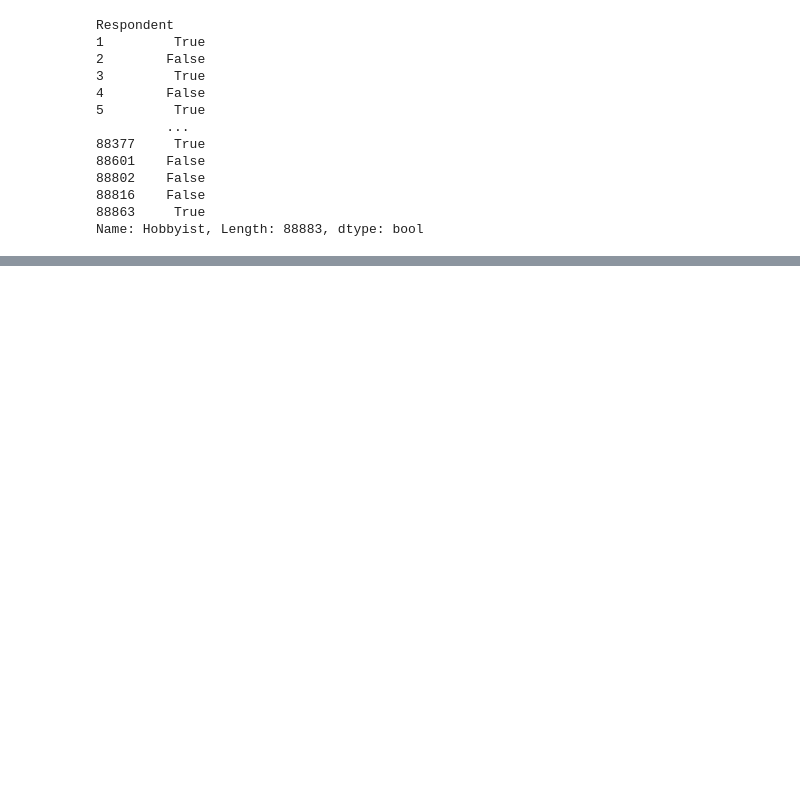
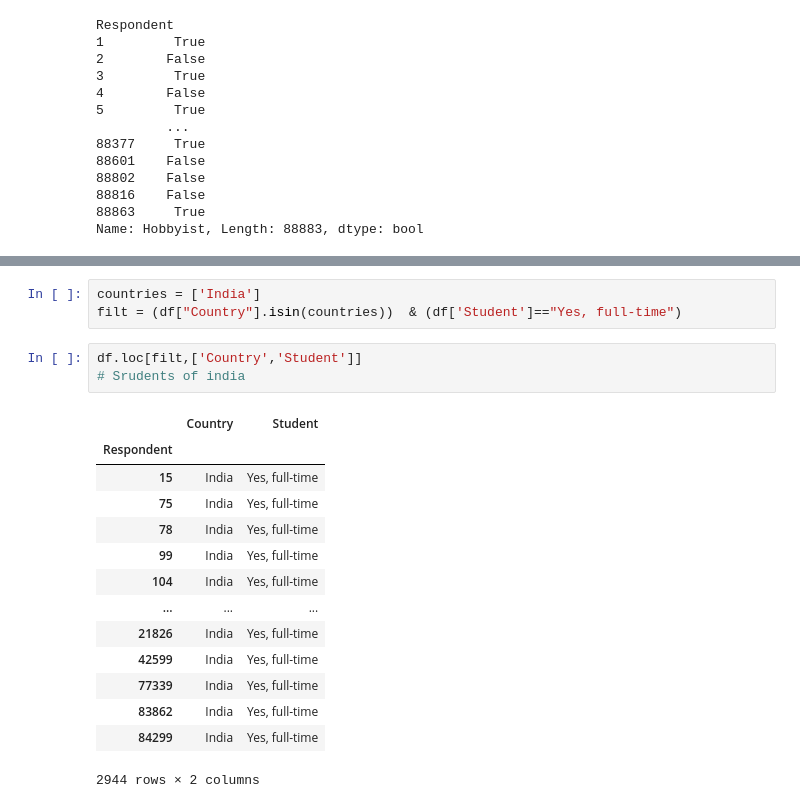
Before and after one commit to keshav4118/Pandas_learning_path, a Jupyter notebook: updating_rows_and_columns_stackdata.ipynb, the cells around one changed output, grey strips where cells are left out. Drawn from its saved outputs; the diff is of its cells as text; blank space fills up the shorter version.

```diff
--- a/updating_rows_and_columns_stackdata.ipynb
+++ b/updating_rows_and_columns_stackdata.ipynb
@@ -90,0 +112,21 @@ TypeError: map() got an unexpected keyword argument 'inplace'
+# %%
+countries = ['India']
+filt = (df["Country"].isin(countries))  & (df['Student']=="Yes, full-time")
+# %%
+df.loc[filt,['Country','Student']]
+# Srudents of india
+# %% [output]
+|  | Country | Student |
+| Respondent |  |  |
+| 15 | India | Yes, full-time |
+| 75 | India | Yes, full-time |
+| 78 | India | Yes, full-time |
+| 99 | India | Yes, full-time |
+| 104 | India | Yes, full-time |
+| ... | ... | ... |
+| 21826 | India | Yes, full-time |
+| 42599 | India | Yes, full-time |
+| 77339 | India | Yes, full-time |
+| 83862 | India | Yes, full-time |
+| 84299 | India | Yes, full-time |
+2944 rows × 2 columns
```
Also changed, not shown: parts of 4 cells of this notebook, 3 other files.
